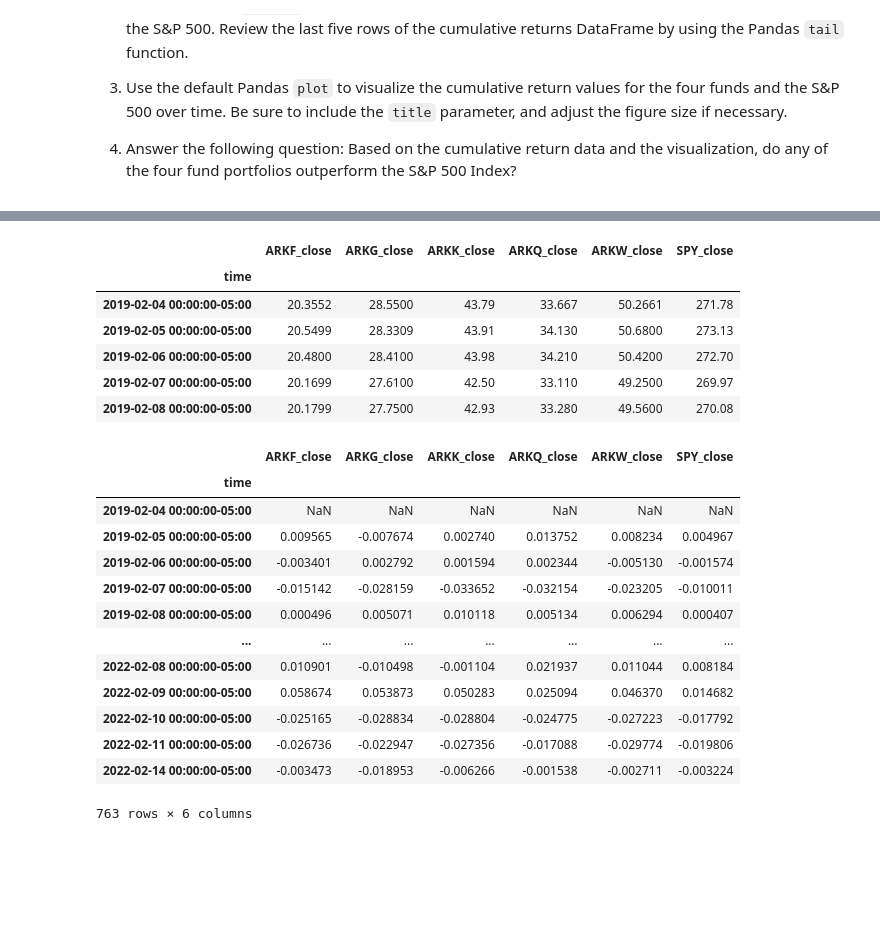
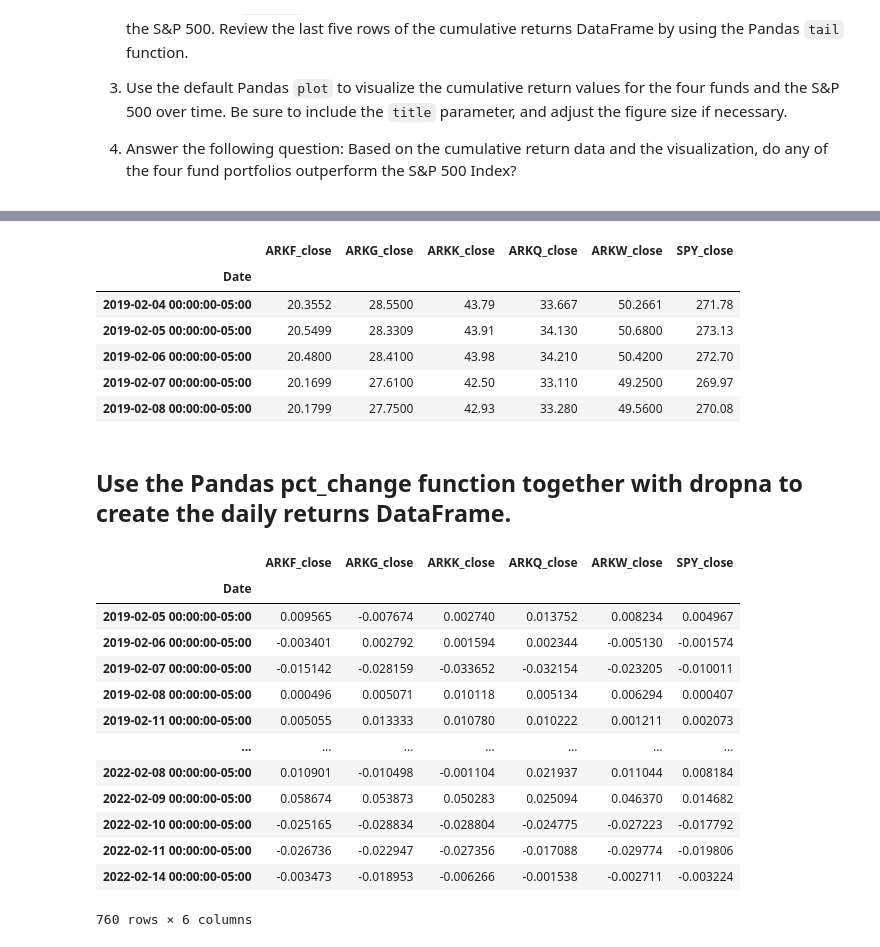
Before and after one commit to trekj/Project_1, a Jupyter notebook: project_ark_invest.ipynb, the cells around one changed output, grey strips where cells are left out. Cells and saved outputs as stored; diff of their text form; code cells hidden in the pictures; blank space fills up the shorter version.

```diff
--- a/project_ark_invest.ipynb
+++ b/project_ark_invest.ipynb
@@ -295,30 +297,33 @@ ark_df.head()
 # %%
 ark_df.columns = ['_'.join(x) for x in ark_df.columns]
 # %%
-ark_df_close = ark_df.loc[:, ark_df.columns.str.contains("_close")]
+ark_df_close = ark_df.loc[:, ark_df.columns.str.contains("_close")].rename_axis("Date")
 ark_df_close.head()
 # %% [output]
 |  | ARKF_close | ARKG_close | ARKK_close | ARKQ_close | ARKW_close | SPY_close |
-| time |  |  |  |  |  |  |
+| Date |  |  |  |  |  |  |
 | 2019-02-04 00:00:00-05:00 | 20.3552 | 28.5500 | 43.79 | 33.667 | 50.2661 | 271.78 |
 | 2019-02-05 00:00:00-05:00 | 20.5499 | 28.3309 | 43.91 | 34.130 | 50.6800 | 273.13 |
 | 2019-02-06 00:00:00-05:00 | 20.4800 | 28.4100 | 43.98 | 34.210 | 50.4200 | 272.70 |
 | 2019-02-07 00:00:00-05:00 | 20.1699 | 27.6100 | 42.50 | 33.110 | 49.2500 | 269.97 |
 | 2019-02-08 00:00:00-05:00 | 20.1799 | 27.7500 | 42.93 | 33.280 | 49.5600 | 270.08 |
+# %% [markdown]
+## Use the Pandas pct_change function together with dropna to create the daily returns DataFrame.
 # %%
-ark_df_close.pct_change()
+ark_df_daily_return = ark_df_close.pct_change().dropna()
+ark_df_daily_return
 # %% [output]
 |  | ARKF_close | ARKG_close | ARKK_close | ARKQ_close | ARKW_close | SPY_close |
-| time |  |  |  |  |  |  |
-| 2019-02-04 00:00:00-05:00 | NaN | NaN | NaN | NaN | NaN | NaN |
+| Date |  |  |  |  |  |  |
 | 2019-02-05 00:00:00-05:00 | 0.009565 | -0.007674 | 0.002740 | 0.013752 | 0.008234 | 0.004967 |
 | 2019-02-06 00:00:00-05:00 | -0.003401 | 0.002792 | 0.001594 | 0.002344 | -0.005130 | -0.001574 |
 | 2019-02-07 00:00:00-05:00 | -0.015142 | -0.028159 | -0.033652 | -0.032154 | -0.023205 | -0.010011 |
 | 2019-02-08 00:00:00-05:00 | 0.000496 | 0.005071 | 0.010118 | 0.005134 | 0.006294 | 0.000407 |
+| 2019-02-11 00:00:00-05:00 | 0.005055 | 0.013333 | 0.010780 | 0.010222 | 0.001211 | 0.002073 |
 | ... | ... | ... | ... | ... | ... | ... |
 | 2022-02-08 00:00:00-05:00 | 0.010901 | -0.010498 | -0.001104 | 0.021937 | 0.011044 | 0.008184 |
 | 2022-02-09 00:00:00-05:00 | 0.058674 | 0.053873 | 0.050283 | 0.025094 | 0.046370 | 0.014682 |
 | 2022-02-10 00:00:00-05:00 | -0.025165 | -0.028834 | -0.028804 | -0.024775 | -0.027223 | -0.017792 |
 | 2022-02-11 00:00:00-05:00 | -0.026736 | -0.022947 | -0.027356 | -0.017088 | -0.029774 | -0.019806 |
 | 2022-02-14 00:00:00-05:00 | -0.003473 | -0.018953 | -0.006266 | -0.001538 | -0.002711 | -0.003224 |
-763 rows × 6 columns
+760 rows × 6 columns
```
Also changed, not shown: parts of 42 cells of this notebook.
